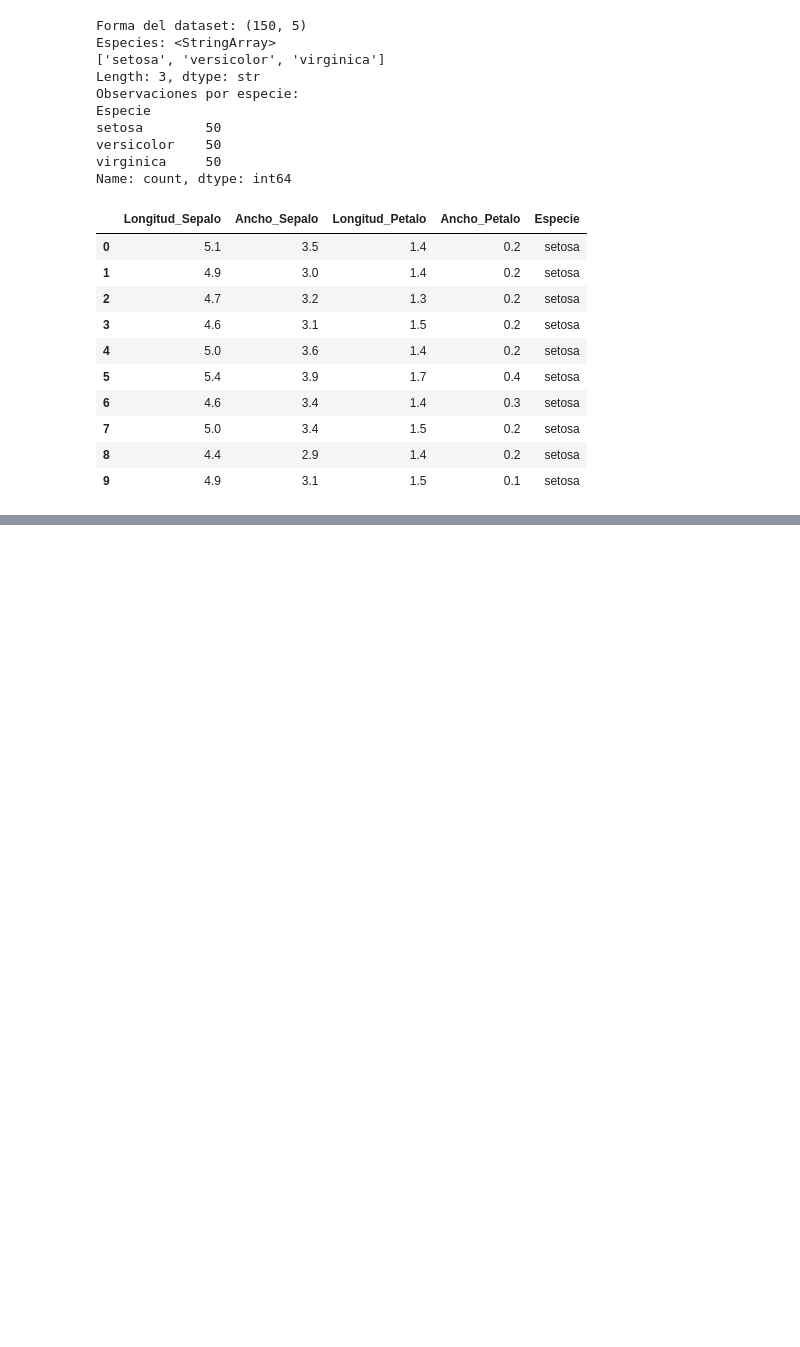
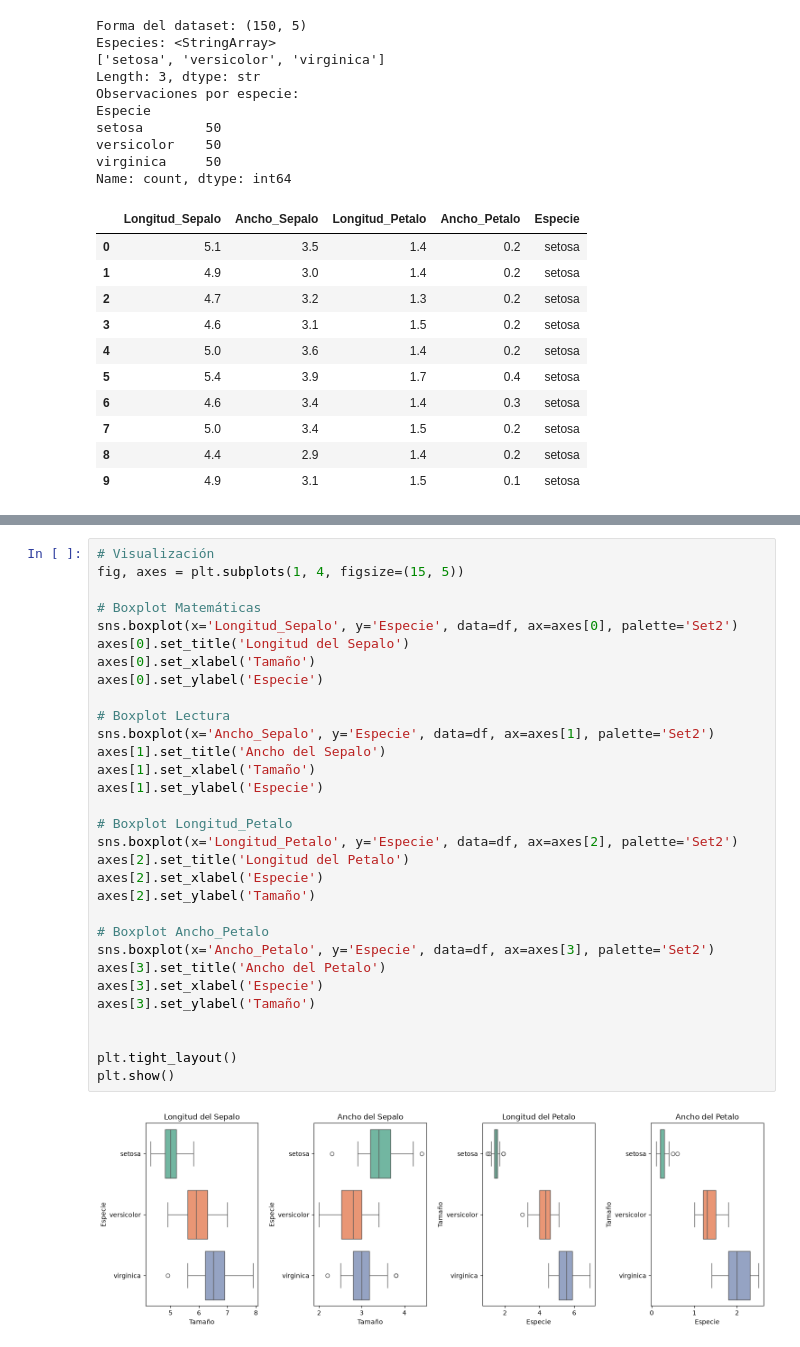
Before and after one commit to SeventhMrMagic/MA2003_codes, a Jupyter notebook: MANOVA.ipynb, the cells around one changed output, grey strips where cells are left out. Saved outputs shown, nothing was run; the diff lists cells and outputs as text; blank space fills up the shorter version.

```diff
--- a/MANOVA.ipynb
+++ b/MANOVA.ipynb
@@ -533,0 +562,33 @@ Name: count, dtype: int64
+# %%
+# Visualización
+fig, axes = plt.subplots(1, 4, figsize=(15, 5))
+
+# Boxplot Matemáticas
+sns.boxplot(x='Longitud_Sepalo', y='Especie', data=df, ax=axes[0], palette='Set2')
+axes[0].set_title('Longitud del Sepalo')
+axes[0].set_xlabel('Tamaño')
+axes[0].set_ylabel('Especie')
+
+# Boxplot Lectura
+sns.boxplot(x='Ancho_Sepalo', y='Especie', data=df, ax=axes[1], palette='Set2')
+axes[1].set_title('Ancho del Sepalo')
+axes[1].set_xlabel('Tamaño')
+axes[1].set_ylabel('Especie')
+
+# Boxplot Longitud_Petalo
+sns.boxplot(x='Longitud_Petalo', y='Especie', data=df, ax=axes[2], palette='Set2')
+axes[2].set_title('Longitud del Petalo')
+axes[2].set_xlabel('Especie')
+axes[2].set_ylabel('Tamaño')
+
+# Boxplot Ancho_Petalo
+sns.boxplot(x='Ancho_Petalo', y='Especie', data=df, ax=axes[3], palette='Set2')
+axes[3].set_title('Ancho del Petalo')
+axes[3].set_xlabel('Especie')
+axes[3].set_ylabel('Tamaño')
+
+
+plt.tight_layout()
+plt.show()
+# %% [output]
+[figure, added]
```
Also changed, not shown: parts of 12 cells of this notebook, 1 other file.
